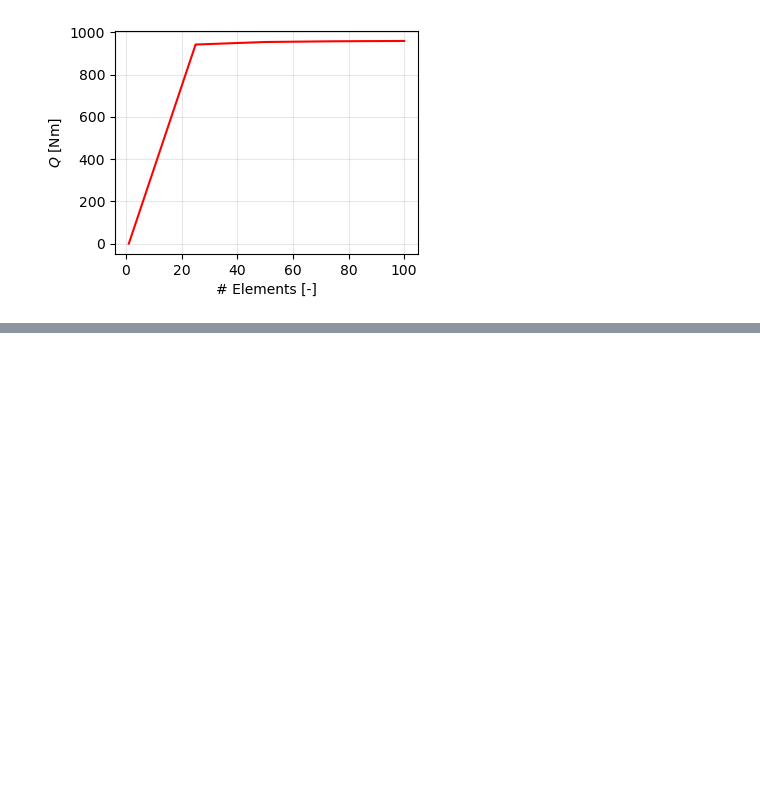
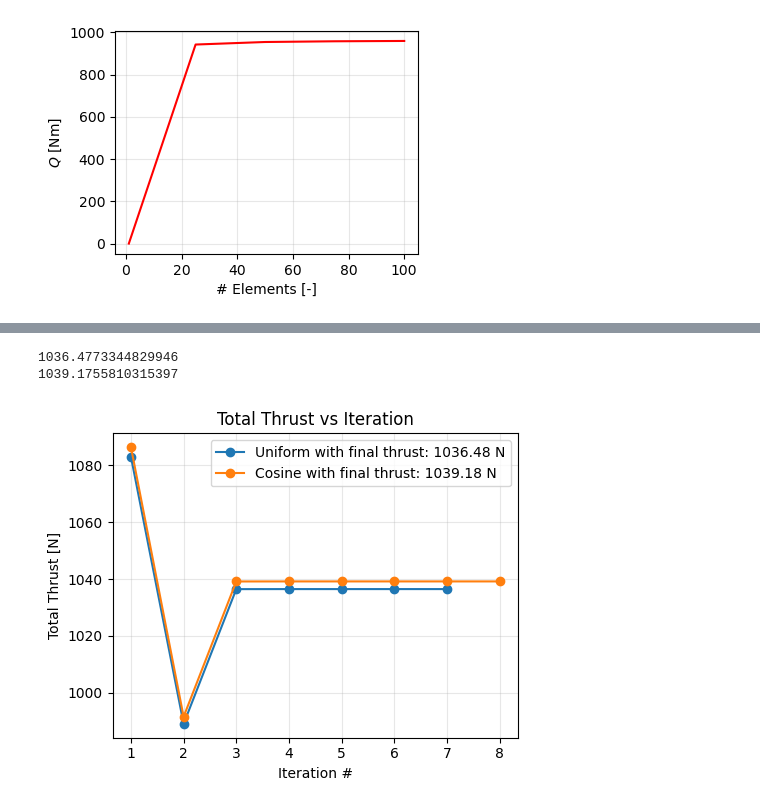
Before and after one commit to NeoStellarator/AE4135_assignments, a Jupyter notebook: 1_BEM/plotting_sandbox.ipynb, the cells around one changed output, grey strips where cells are left out. Saved outputs shown, nothing was run; the diff lists cells and outputs as text; code cells hidden in the pictures; blank space fills up the shorter version.

```diff
--- a/1_BEM/plotting_sandbox.ipynb
+++ b/1_BEM/plotting_sandbox.ipynb
@@ -231,0 +319,25 @@ fig.savefig(plot_dir.joinpath("Q_vary_nelem.pdf"))
+# %%
+# rotor.export_hist(fpath, vname='CT')
+# df_hist = pd.read_csv(fpath)
+
+fig, ax = plt.subplots(figsize=(5,4))
+
+plotting_routines.convergence_history(
+    data_df=dfs_hist[0],
+    ax=ax,
+    mark=False,
+    dist = 'Uniform')
+plotting_routines.convergence_history(
+    data_df=dfs_hist[1],
+    ax=ax,
+    mark=False,
+    dist='Cosine')
+plt.title('Total Thrust vs Iteration')
+plt.xlabel('Iteration #')
+plt.ylabel('Total Thrust [N]')
+plt.tight_layout()
+plt.savefig(plot_dir.joinpath('comparison_convergence_history.pdf'))
+# %% [output]
+1036.4773344829946
+1039.1755810315397
+[figure, added]
```
Also changed, not shown: parts of 4 cells of this notebook, 24 other files.
